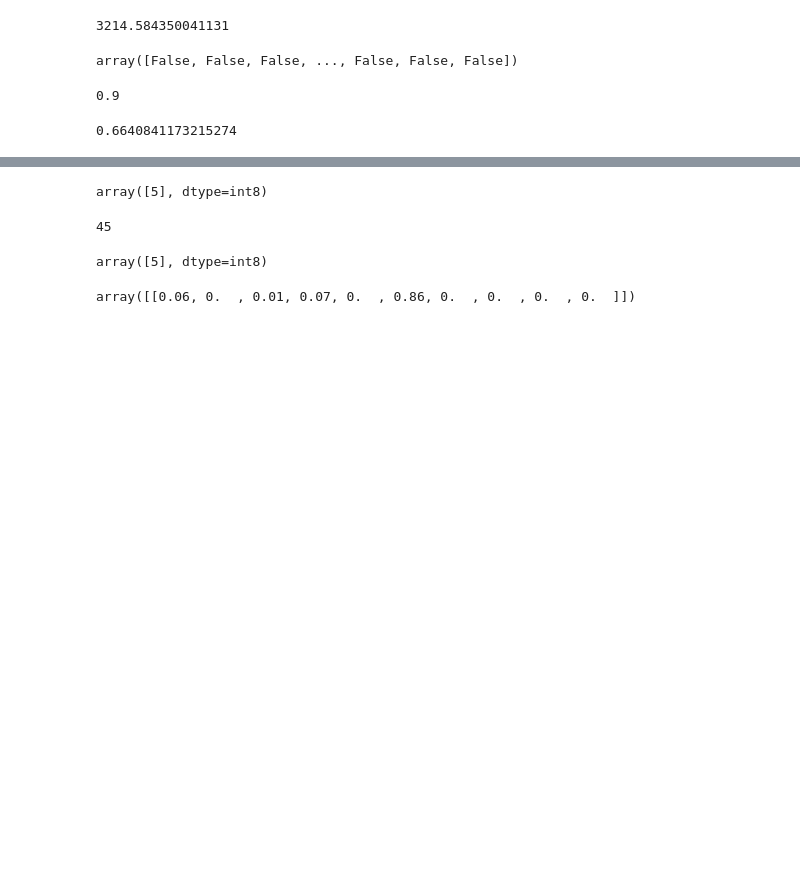
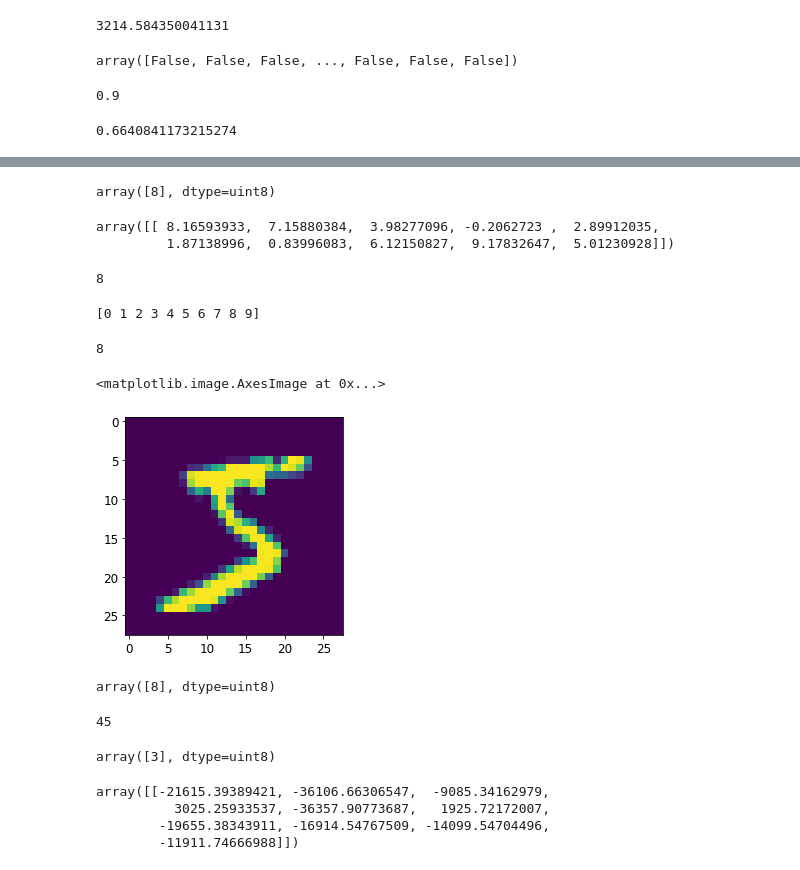
Before and after one commit to hwan1113/Jupyter_DataScience, a Jupyter notebook: Machine-learning/03_classification.ipynb, the cells around one changed output, grey strips where cells are left out. Saved outputs shown, nothing was run; the diff lists cells and outputs as text; code cells hidden in the pictures; blank space fills up the shorter version.

```diff
--- a/Machine-learning/03_classification.ipynb
+++ b/Machine-learning/03_classification.ipynb
@@ -369,23 +405,60 @@ array([0, 1, 2, 3, 4, 5, 6, 7, 8, 9], dtype=int8)
+# %%
+# same process with SVC
+from sklearn.svm import SVC
+# SVC = C-Support Vector Classification
+svm_clf = SVC(gamma="auto", random_state=42)
+svm_clf.fit(X_train[:1000], y_train[:1000]) # y_train, not y_train_5
+svm_clf.predict([some_digit])
+# %% [output]
+array([8], dtype=uint8)
+# %%
+some_digit_scores = svm_clf.decision_function([some_digit])
+some_digit_scores
+# %% [output]
+array([[ 8.16593933,  7.15880384,  3.98277096, -0.2062723 ,  2.89912035,
+         1.87138996,  0.83996083,  6.12150827,  9.17832647,  5.01230928]])
+# %%
+np.argmax(some_digit_scores)
+# %% [output]
+8
+# %%
+print(svm_clf.classes_)
+svm_clf.classes_[8]
+# %% [output]
+[0 1 2 3 4 5 6 7 8 9]
+8
+# %%
+plt.imshow(some_digit.reshape(28,28))
+# %% [output]
+<matplotlib.image.AxesImage at 0x...>
+[figure, added]
 # %%
 from sklearn.multiclass import OneVsOneClassifier
-ovo_clf = OneVsOneClassifier(SGDClassifier(max_iter=5, random_state=42))
-ovo_clf.fit(X_train, y_train)
+
+ovo_clf = OneVsOneClassifier(SVC(gamma='auto', random_state=42))
+ovo_clf.fit(X_train[:1000], y_train[:1000])
 ovo_clf.predict([some_digit])
 # %% [output]
-array([5], dtype=int8)
+array([8], dtype=uint8)
 # %%
 len(ovo_clf.estimators_)
 # %% [output]
 45
 # %%
-forest_clf.fit(X_train, y_train)
-forest_clf.predict([some_digit])
+# forest_clf.fit(X_train, y_train)
+# forest_clf.predict([some_digit])
+sgd_clf.fit(X_train, y_train)
+sgd_clf.predict([some_digit])
 # %% [output]
-array([5], dtype=int8)
+array([3], dtype=uint8)
-# %%
-forest_clf.predict_proba([some_digit])
-# %% [output]
-array([[0.06, 0.  , 0.01, 0.07, 0.  , 0.86, 0.  , 0.  , 0.  , 0.  ]])
+# %%
+# forest_clf.predict_proba([some_digit])
+sgd_clf.decision_function([some_digit])
+# %% [output]
+array([[-21615.39389421, -36106.66306547,  -9085.34162979,
+          3025.25933537, -36357.90773687,   1925.72172007,
+        -19655.38343911, -16914.54767509, -14099.54704496,
+        -11911.74666988]])
 # %%
 cross_val_score(sgd_clf, X_train, y_train, cv=3, scoring="accuracy")
 # %% [output]
```
Also changed, not shown: parts of 38 cells of this notebook.
